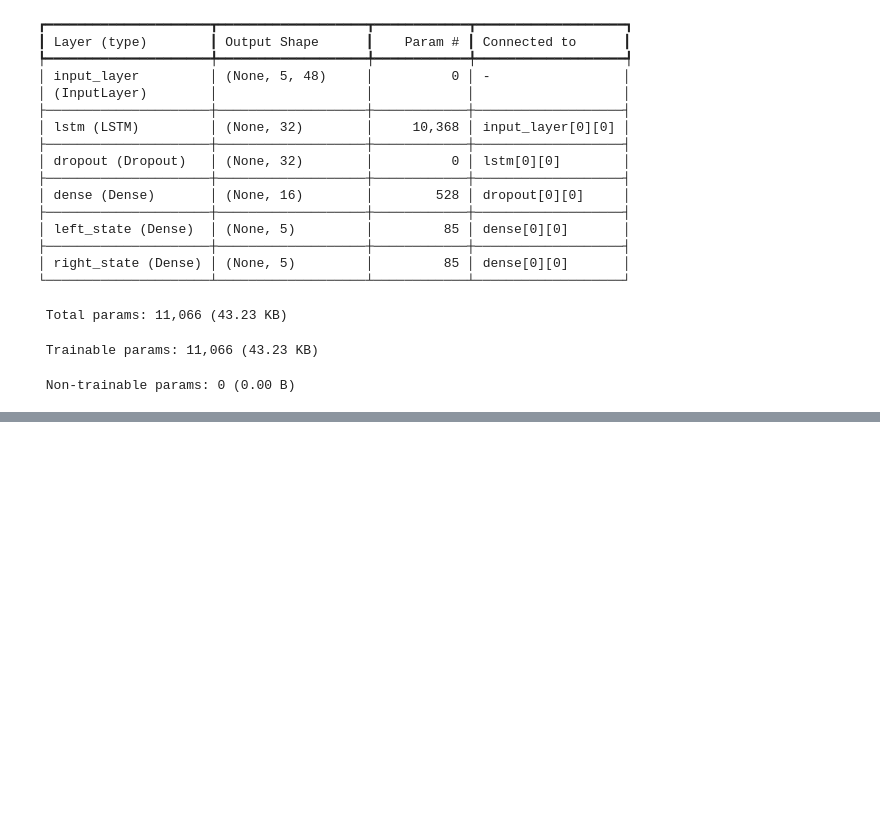
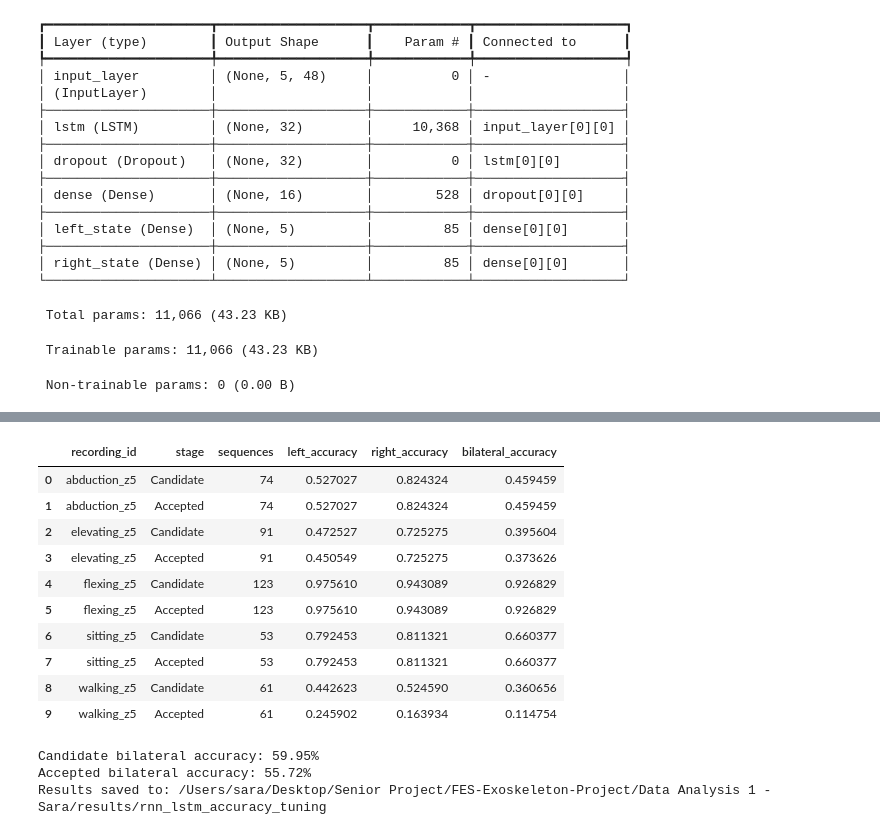
Before and after one commit to LeenGhazi/FES-Exoskeleton-Project, a Jupyter notebook: Data Analysis 1 - Sara/RNN_LSTM_Classifier.ipynb, the cells around one changed output, grey strips where cells are left out. Cells and saved outputs as stored; diff of their text form; code cells hidden in the pictures; blank space fills up the shorter version.

```diff
--- a/Data Analysis 1 - Sara/RNN_LSTM_Classifier.ipynb
+++ b/Data Analysis 1 - Sara/RNN_LSTM_Classifier.ipynb
@@ -1127 +1332,65 @@ display(test_results.head(10))
 | 9 | 1.4992 | abduction_z5 | 0 | 4 | 1 | 4 | ... |
+# %%
+# Diagnose the selected model without retuning on trial 5.
+diagnostic_rows = []
+for recording, group in test_results.groupby("recording_id", sort=False):
+    actual_L, actual_R = group["ActualState_L"], group["ActualState_R"]
+    for stage in ["Candidate", "Accepted"]:
+        correct_L = group[f"{stage}State_L"] == actual_L
+        correct_R = group[f"{stage}State_R"] == actual_R
+        diagnostic_rows.append({
+            "recording_id": recording, "stage": stage,
+            "sequences": len(group),
+            "left_accuracy": float(correct_L.mean()),
+            "right_accuracy": float(correct_R.mean()),
+            "bilateral_accuracy": float((correct_L & correct_R).mean()),
+        })
+recording_scores = pd.DataFrame(diagnostic_rows)
+display(recording_scores)
+
+# The inherited jump filter can change predictions. Report its effect separately.
+for stage in ["Candidate", "Accepted"]:
+    both_correct = (
+        (test_results[f"{stage}State_L"] == test_results["ActualState_L"])
+        & (test_results[f"{stage}State_R"] == test_results["ActualState_R"])
+    )
+    print(f"{stage} bilateral accuracy: {both_correct.mean():.2%}")
+
+import json
+rnn_model.save(RESULTS_DIR / "selected_model.keras")
+joblib.dump({"imputer": imputer, "scaler": scaler,
+             "feature_columns": feature_columns,
+             "sequence_length": SEQUENCE_LENGTH},
+            RESULTS_DIR / "preprocessing.joblib")
+test_results.to_csv(RESULTS_DIR / "test_predictions.csv", index=False)
+recording_scores.to_csv(RESULTS_DIR / "test_by_recording.csv", index=False)
+summary = {
+    "selection_metric": SELECTION_METRIC,
+    "selected_configuration": best_config,
+    "validation_score": float(best_score),
+    "test_left_accuracy": float(accuracy_L),
+    "test_right_accuracy": float(accuracy_R),
+    "test_bilateral_accuracy": float(bilateral_accuracy),
+    "test_average_macro_f1": float(f1_average),
+    "train_trials": TRAIN_TRIALS, "validation_trials": VAL_TRIALS,
+    "test_trials": TEST_TRIALS, "sequence_length": SEQUENCE_LENGTH,
+    "neutral_L": float(neutral_L), "neutral_R": float(neutral_R),
+    "target_definition": "original per-recording 95th-percentile tilt bins",
+}
+(RESULTS_DIR / "run_summary.json").write_text(json.dumps(summary, indent=2))
+print("Results saved to:", RESULTS_DIR.resolve())
+# %% [output]
+|  | recording_id | stage | sequences | left_accuracy | right_accuracy | bilateral_accuracy |
+| 0 | abduction_z5 | Candidate | 74 | 0.527027 | 0.824324 | 0.459459 |
+| 1 | abduction_z5 | Accepted | 74 | 0.527027 | 0.824324 | 0.459459 |
+| 2 | elevating_z5 | Candidate | 91 | 0.472527 | 0.725275 | 0.395604 |
+| 3 | elevating_z5 | Accepted | 91 | 0.450549 | 0.725275 | 0.373626 |
+| 4 | flexing_z5 | Candidate | 123 | 0.975610 | 0.943089 | 0.926829 |
+| 5 | flexing_z5 | Accepted | 123 | 0.975610 | 0.943089 | 0.926829 |
+| 6 | sitting_z5 | Candidate | 53 | 0.792453 | 0.811321 | 0.660377 |
+| 7 | sitting_z5 | Accepted | 53 | 0.792453 | 0.811321 | 0.660377 |
+| 8 | walking_z5 | Candidate | 61 | 0.442623 | 0.524590 | 0.360656 |
+| 9 | walking_z5 | Accepted | 61 | 0.245902 | 0.163934 | 0.114754 |
+Candidate bilateral accuracy: 59.95%
+Accepted bilateral accuracy: 55.72%
+Results saved to: /Users/sara/Desktop/Senior Project/FES-Exoskeleton-Project/Data Analysis 1 - Sara/results/rnn_lstm_accuracy_tuning
```
Also changed, not shown: parts of 22 cells of this notebook, 11 other files.
